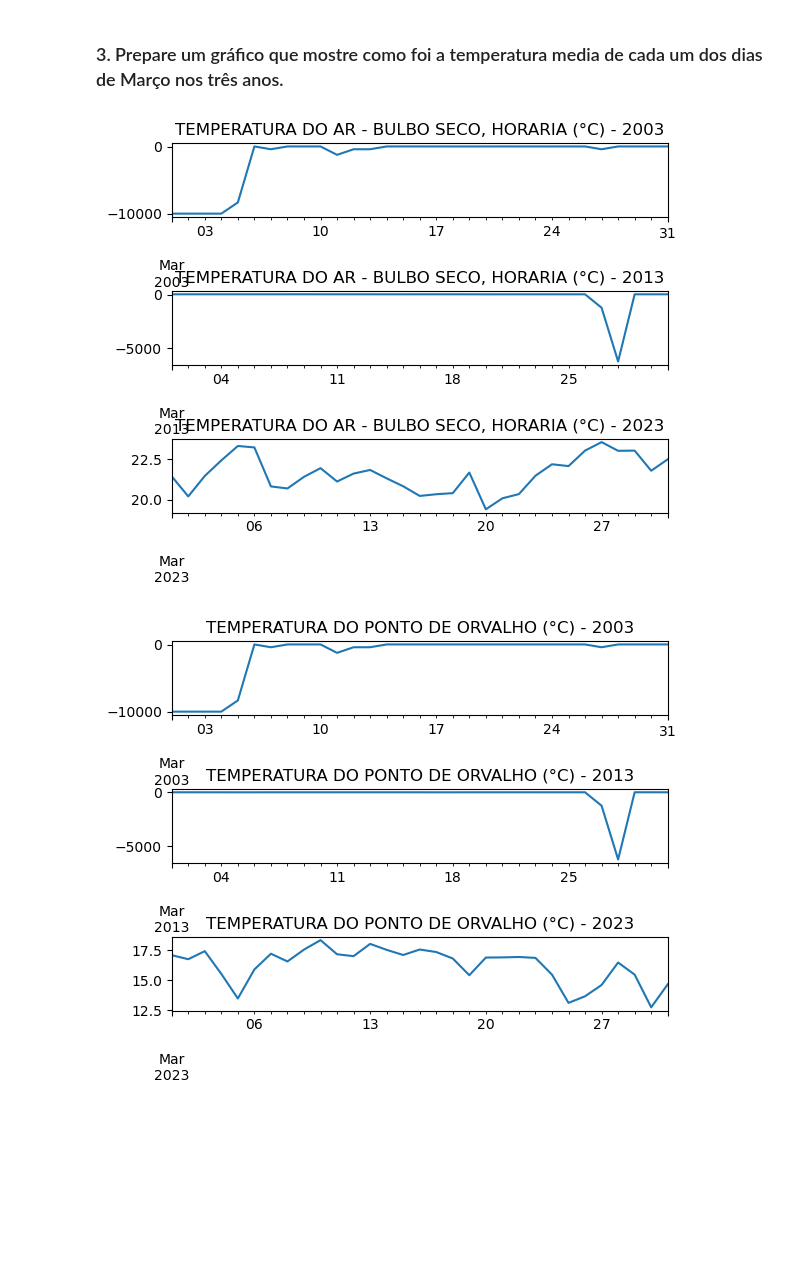
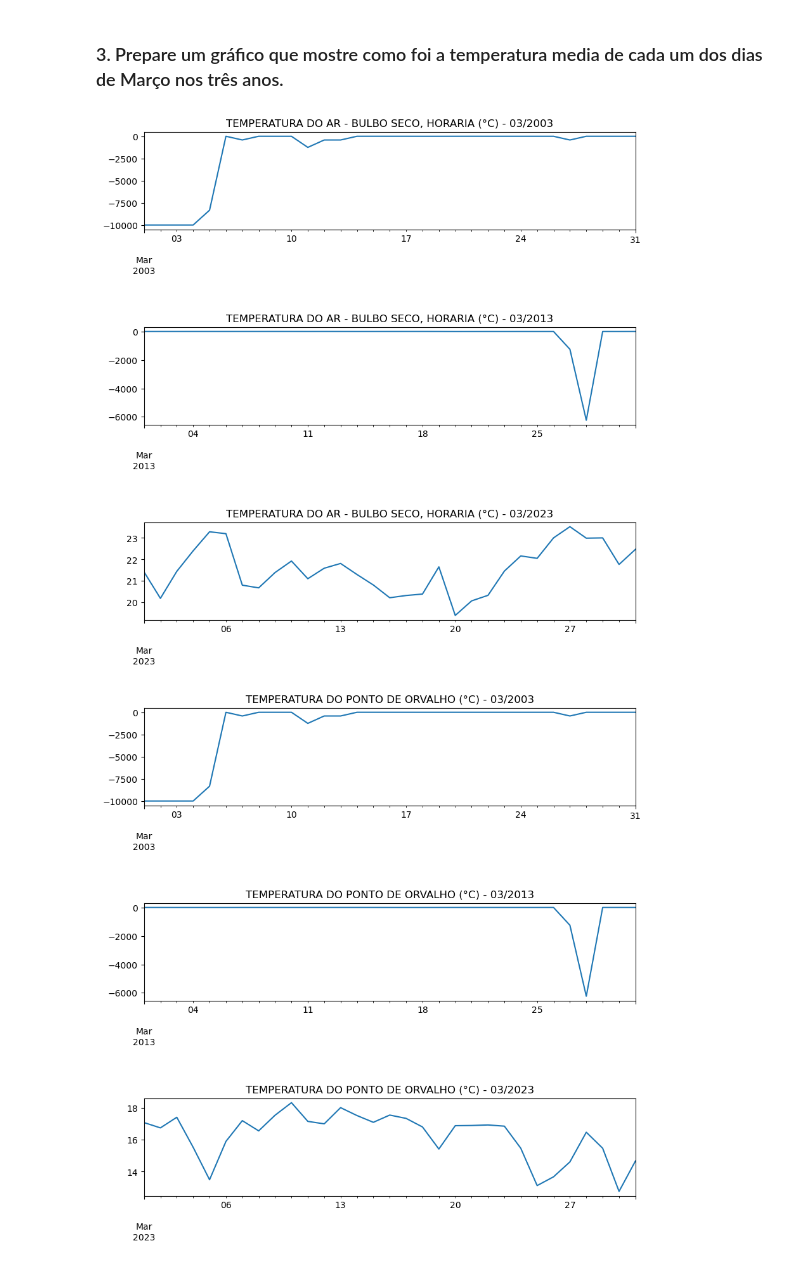
Before and after one commit to AllanaCampos/Python_Basico, a Jupyter notebook: Gabriel/P009/IP-P009.ipynb, the cells around one changed output. Saved outputs shown, nothing was run; the diff lists cells and outputs as text; code cells hidden in the pictures; blank space fills up the shorter version.

```diff
--- a/Gabriel/P009/IP-P009.ipynb
+++ b/Gabriel/P009/IP-P009.ipynb
@@ -158,9 +162,9 @@ anos = [2003,2013,2023]
 
 
 for j in tempMedia.columns.to_list():
-    fig, ax = plt.subplots(nrows=3,ncols=1)
+    fig, ax = plt.subplots(nrows=len(anos),ncols=1)
     for i,ano in enumerate(anos):
-        tempMedia[tempMedia.index.year==ano][j].plot(ax=ax[i])
+        tempMedia[tempMedia.index.year==ano][j].plot(ax=ax[i],figsize = (10,10))
         ax[i].title.set_text(str(j[1])+" - "+str(ano))
     plt.subplots_adjust(wspace=1,hspace=1)
 # %% [output]
@@ -173,6 +177,6 @@ for j in tempMedia.columns.to_list():
 # %%
 
-fig, ax = plt.subplots(nrows=3,ncols=1)
+fig, ax = plt.subplots(nrows=len(anos),ncols=1,figsize = (10,10))
 
 for i,ano in enumerate(anos):
     precipAcum[precipAcum.index.year==ano].plot(ax=ax[i])
@@ -189,11 +193,11 @@ precipAcumJun = df[df.index.month==6]
 precipAcumJun.index = pd.to_datetime(precipAcumJun.index)
 precipAcumJun = precipAcumJun.groupby(precipAcumJun.index.year)["PRECIPITAÇÃO TOTAL, HORÁRIO (mm)"].cumsum()
 
-fig, ax = plt.subplots(nrows=3,ncols=1)
+fig, ax = plt.subplots(nrows=len(anos),ncols=1)
 
 for i,ano in enumerate(anos):
-    precipAcumJun[precipAcumJun.index.year==ano].plot(ax=ax[i])
-    ax[i].title.set_text(precipAcumJun.name+" - "+str(ano))
+    precipAcumJun[precipAcumJun.index.year==ano].plot(ax=ax[i],figsize = (10,10))
+    ax[i].title.set_text(precipAcumJun.name+" - 06/"+str(ano))
 
 plt.subplots_adjust(wspace=1,hspace=1)
 # %% [output]
@@ -203,15 +207,15 @@ plt.subplots_adjust(wspace=1,hspace=1)
 # %%
 tempMediaMar = df[df.index.month==3]
 tempMediaMar = tempMediaMar.groupby([tempMediaMar.index.date])["TEMPERATURA"].mean()
 
 tempMediaMar.index = pd.to_datetime(tempMediaMar.index)
 
 for j in tempMediaMar.columns.to_list():
-    fig, ax = plt.subplots(nrows=3,ncols=1)
+    fig, ax = plt.subplots(nrows=len(anos),ncols=1)
     for i,ano in enumerate(anos):
-        tempMediaMar[tempMediaMar.index.year==ano][j].plot(ax=ax[i])
-        ax[i].title.set_text(str(j[1])+" - "+str(ano))
+        tempMediaMar[tempMediaMar.index.year==ano][j].plot(ax=ax[i],figsize = (10,10))
+        ax[i].title.set_text(str(j[1])+" - 03/"+str(ano))
     plt.subplots_adjust(wspace=1,hspace=1)
 # %% [output]
-[figure, old version]
+[figure, new version]
-[figure, old version]
+[figure, new version]
```
Also changed, not shown: parts of 13 cells of this notebook.
